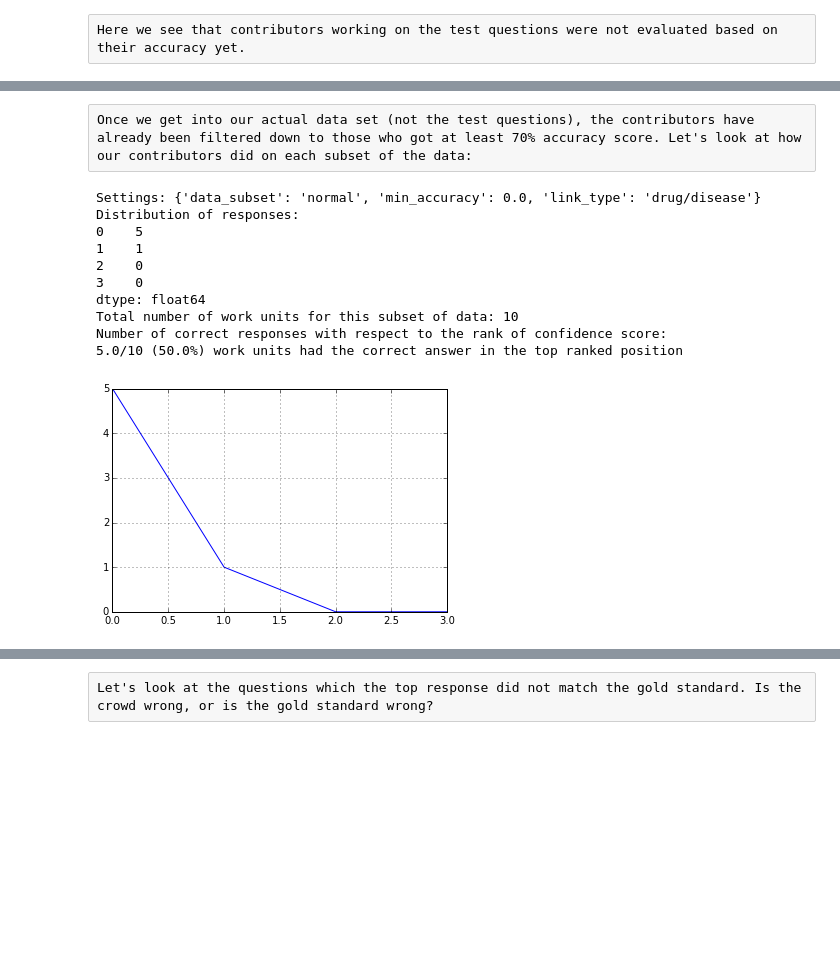
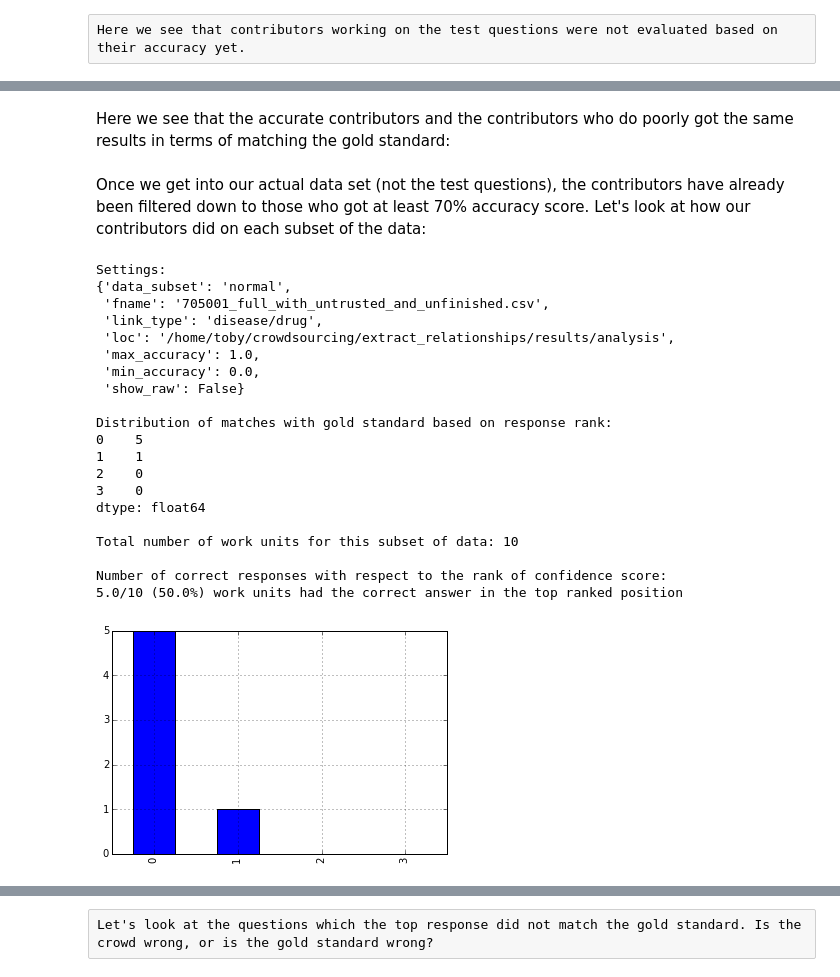
Before and after one commit to veleritas/crowdsourcing, a Jupyter notebook: extract_relationships/Analysis.ipynb, the cells around one changed output, grey strips where cells are left out. Saved outputs shown, nothing was run; the diff lists cells and outputs as text; code cells hidden in the pictures; blank space fills up the shorter version.

Commit message:
finished rewrite of broad semantic analysis with pandas

```diff
--- a/extract_relationships/Analysis.ipynb
+++ b/extract_relationships/Analysis.ipynb
@@ -99,7 +107,7 @@ def get_true_relation_type():
 
     return true_relation_type
 # %%
-def aggregate_votes2(data):
+def aggregate_votes(data):
     """
     Given all of the human responses for the broad relationship between
     two concepts for one work unit, aggregates the results for the four
@@ -230,34 +154,33 @@ def determine_broad_relationship_matches(true_relation_type, human_responses):
 # %%
 def data_summary(settings):
-    loc = "/home/toby/crowdsourcing/extract_relationships/results/analysis"
-    fname = "705001_full_with_untrusted_and_unfinished.csv"
-
-    true_relation_type, human_responses = read_data(fname, loc, **settings)
-    results = determine_broad_relationship_matches(true_relation_type, human_responses)
+    data = filter_data(settings)
+    true_relation_type = get_true_relation_type()
+    results = determine_broad_relationship_matches(true_relation_type, data)
 
     if "show_raw" in settings and settings["show_raw"]:
-        for unit_id, df in results.items():
-            print "unit id: {0}".format(unit_id)
-            print "gold std relation type: {0}".format(true_relation_type[unit_id])
-            print df
-            print
+        print results
 
     ans = pd.Series([0, 0, 0, 0])
-    for unit_id, df in results.items():
-        ans = ans.add(df["match"], fill_value = 0)
+    for unit_id, group in results.groupby("unit_id"):
+        temp = list(group["match"]) # reset the indicies
+        ans = ans.add(pd.Series(temp), fill_value = 0)
 
-    #     print df
-    #     print
+    num_work_units = len(results["unit_id"].unique())
 
-    print "Settings: {0}".format(settings)
+    print "Settings:"
+    pprint.pprint(settings)
+    print
 
-    print "Distribution of responses:\n{0}".format(ans)
-    print "Total number of work units for this subset of data: {0}".format(len(results))
+    print "Distribution of matches with gold standard based on response rank:\n{0}".format(ans)
+    print
+    print ("Total number of work units for this subset of data: {0}".
+        format(num_work_units))
+    print
     print "Number of correct responses with respect to the rank of confidence score:"
     print ("{0}/{1} ({2}%) work units had the correct answer in the top ranked position".
-           format(ans[0], len(results), ans[0]/len(results) * 100))
+           format(ans[0], num_work_units, ans[0]/num_work_units * 100))
 
-    ans.plot()
+    ans.plot(kind = "bar")
 # %% [markdown]
 Now that we have everything set up, let's look at the data:
 # %% [raw]
@@ -424,25 +400,41 @@ Number of correct responses with respect to the rank of confidence score:
-# %% [raw]
-Once we get into our actual data set (not the test questions), the contributors have already been filtered down to those who got at least 70% accuracy score. Let's look at how our contributors did on each subset of the data:
+# %% [markdown]
+Here we see that the accurate contributors and the contributors who do poorly got the same results in terms of matching the gold standard:
+# %% [markdown]
+Once we get into our actual data set (not the test questions), the contributors have already been filtered down to those who got at least 70% accuracy score. Let's look at how our contributors did on each subset of the data:
 # %%
 settings = {
     "data_subset": "normal",
     "min_accuracy": 0.0,
-    "link_type": "drug/disease"
+    "max_accuracy": 1.0,
+    "link_type": "disease/drug",
+    "loc": "/home/toby/crowdsourcing/extract_relationships/results/analysis",
+    "fname": "705001_full_with_untrusted_and_unfinished.csv",
+    "show_raw": False
 }
 
 data_summary(settings)
 # %% [output]
-Settings: {'data_subset': 'normal', 'min_accuracy': 0.0, 'link_type': 'drug/disease'}
-Distribution of responses:
+Settings:
+{'data_subset': 'normal',
+ 'fname': '705001_full_with_untrusted_and_unfinished.csv',
+ 'link_type': 'disease/drug',
+ 'loc': '/home/toby/crowdsourcing/extract_relationships/results/analysis',
+ 'max_accuracy': 1.0,
+ 'min_accuracy': 0.0,
+ 'show_raw': False}
+
+Distribution of matches with gold standard based on response rank:
 0    5
 1    1
 2    0
 3    0
 dtype: float64
+
 Total number of work units for this subset of data: 10
+
 Number of correct responses with respect to the rank of confidence score:
 5.0/10 (50.0%) work units had the correct answer in the top ranked position
-[figure, old version]
+[figure, new version]
 # %%
 settings = {
     "data_subset": "normal",
```
Also changed, not shown: parts of 20 cells of this notebook.
